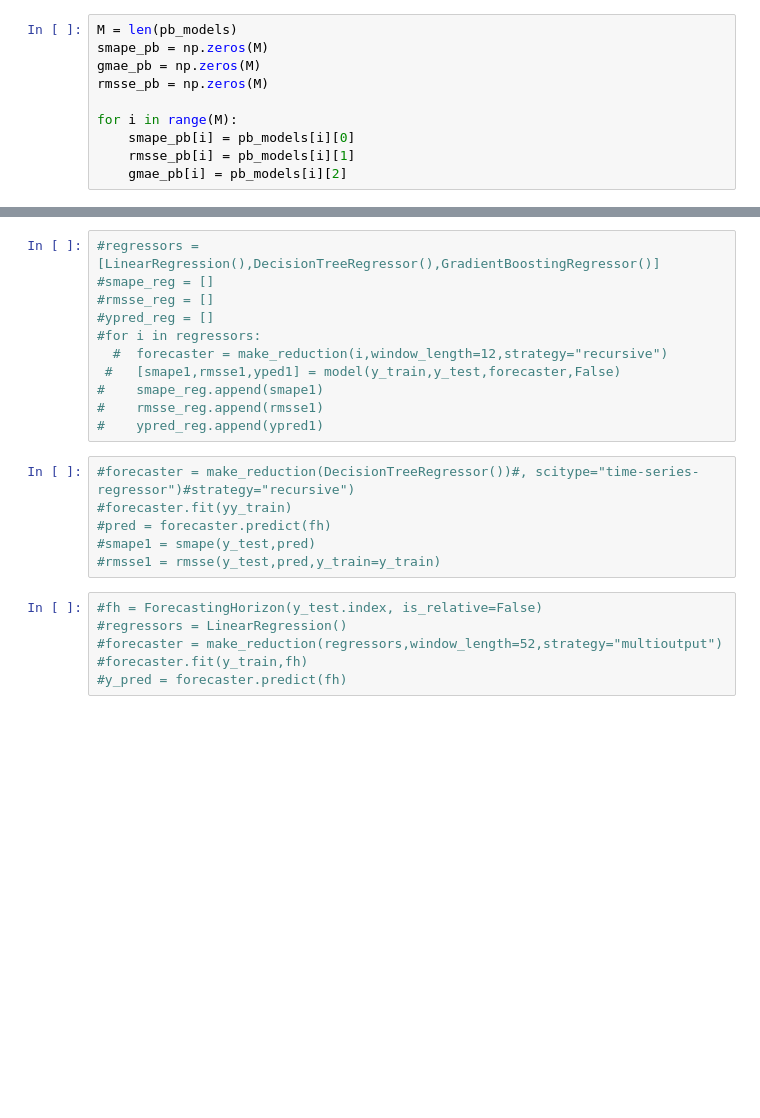
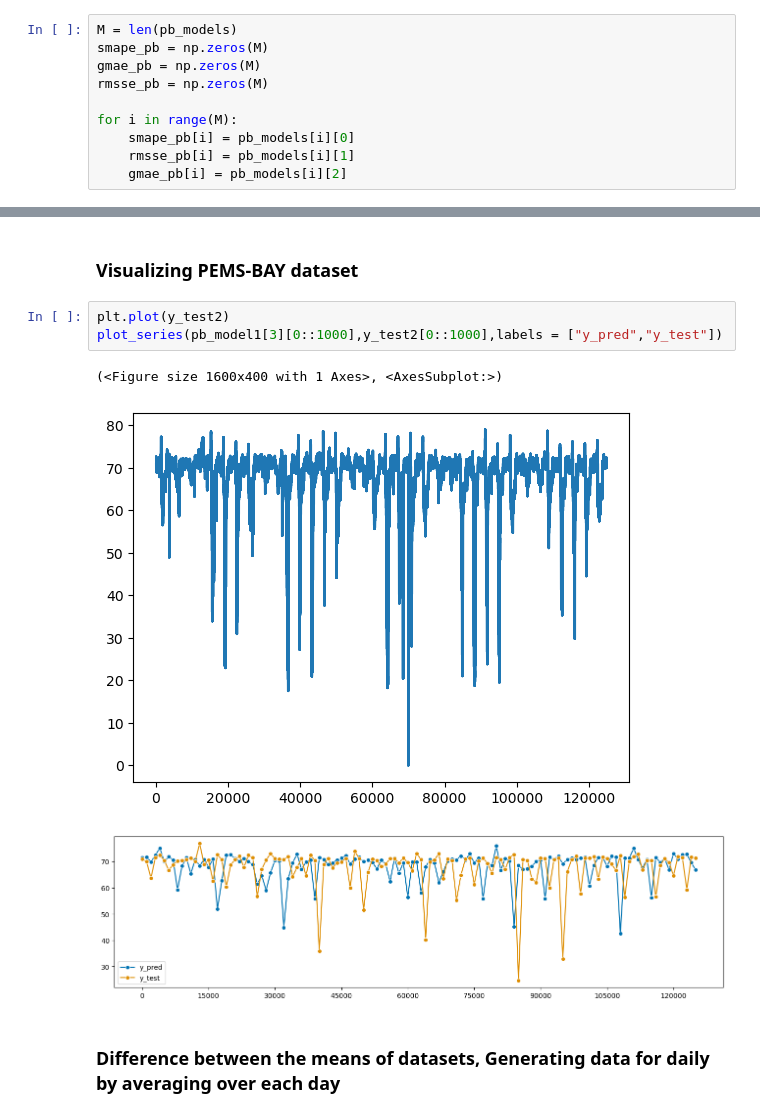
Before and after one commit to WaleedAhmed44/DCRNN, a Jupyter notebook: SKTIME IMPLEMENTATION.ipynb, the cells around one changed output, grey strips where cells are left out. Drawn from its saved outputs; the diff is of its cells as text; blank space fills up the shorter version.

Commit message:
generated new datasets

```diff
--- a/SKTIME IMPLEMENTATION.ipynb
+++ b/SKTIME IMPLEMENTATION.ipynb
@@ -146,23 +146,11 @@ plot_series(pd.DataFrame(smape_pb),pd.DataFrame(rmsse_pb),pd.DataFrame(gmae_pb),
-# %%
-#regressors = [LinearRegression(),DecisionTreeRegressor(),GradientBoostingRegressor()]
-#smape_reg = []
-#rmsse_reg = []
-#ypred_reg = []
-#for i in regressors:
-  #  forecaster = make_reduction(i,window_length=12,strategy="recursive")
- #   [smape1,rmsse1,yped1] = model(y_train,y_test,forecaster,False)
-#    smape_reg.append(smape1)
-#    rmsse_reg.append(rmsse1)
-#    ypred_reg.append(ypred1)
-# %%
-#forecaster = make_reduction(DecisionTreeRegressor())#, scitype="time-series-regressor")#strategy="recursive")
-#forecaster.fit(yy_train)
-#pred = forecaster.predict(fh)
-#smape1 = smape(y_test,pred)
-#rmsse1 = rmsse(y_test,pred,y_train=y_train)
-# %%
-#fh = ForecastingHorizon(y_test.index, is_relative=False)
-#regressors = LinearRegression()
-#forecaster = make_reduction(regressors,window_length=52,strategy="multioutput")
-#forecaster.fit(y_train,fh)
-#y_pred = forecaster.predict(fh)
+# %% [markdown]
+### Visualizing PEMS-BAY dataset
+# %%
+plt.plot(y_test2)
+plot_series(pb_model1[3][0::1000],y_test2[0::1000],labels = ["y_pred","y_test"])
+# %% [output]
+(<Figure size 1600x400 with 1 Axes>, <AxesSubplot:>)
+[figure, added]
+[figure, added]
+# %% [markdown]
+### Difference between the means of datasets, Generating data for daily by averaging over each day
```
Also changed, not shown: parts of 19 cells of this notebook.
